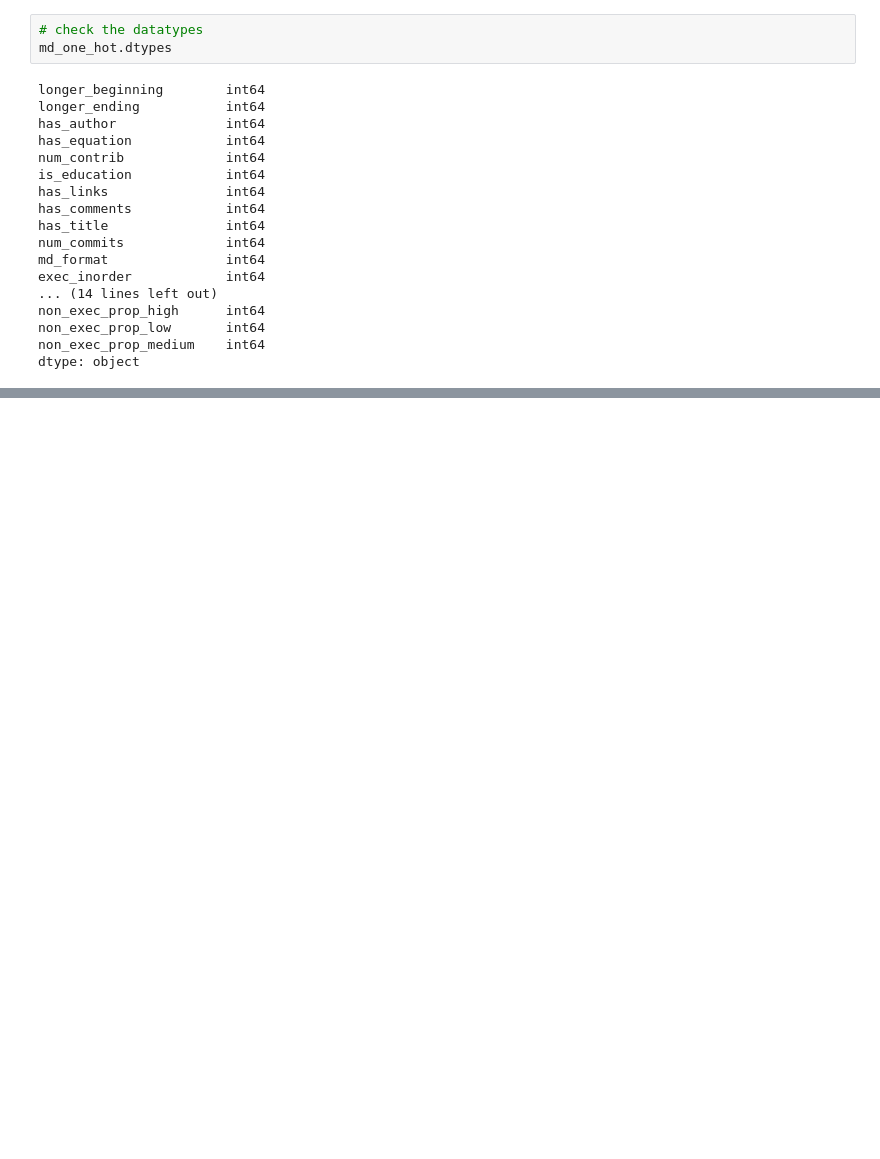
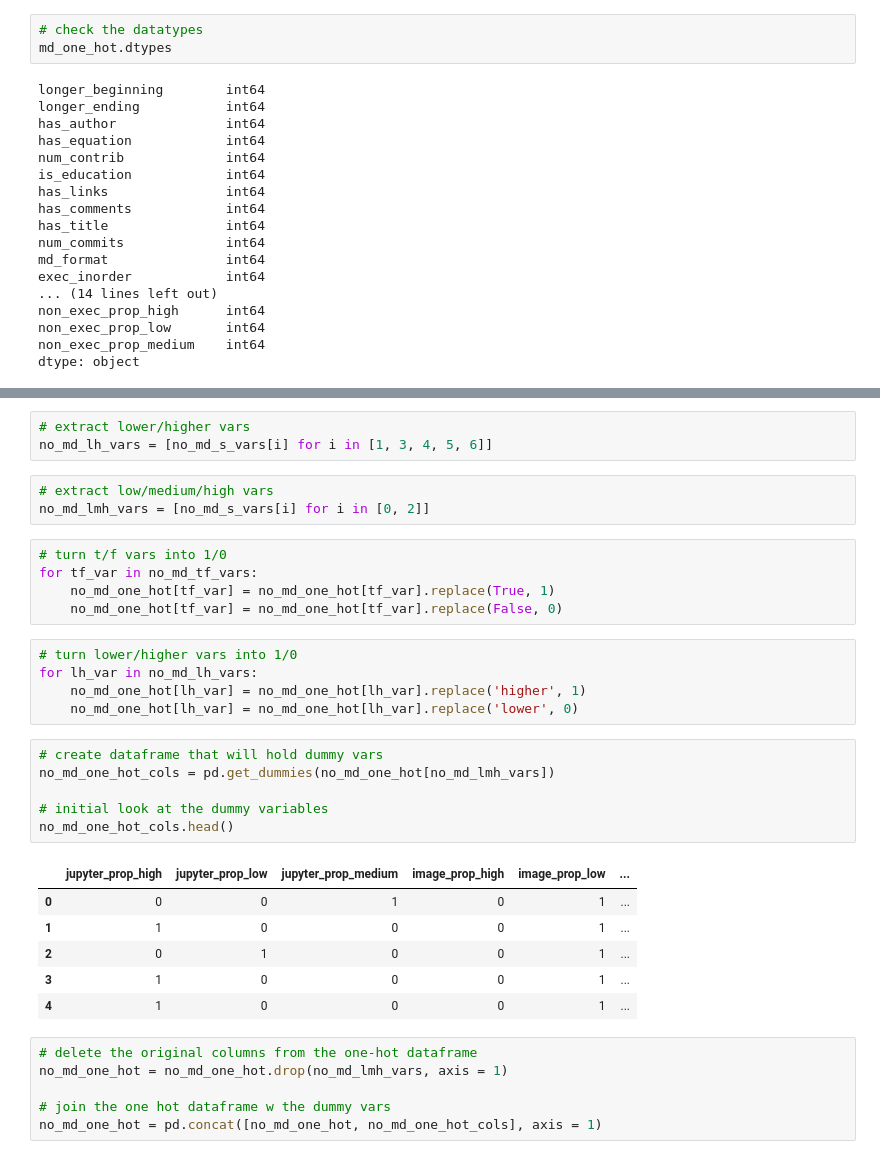
Before and after one commit to Isabel-Gan/quantifying-notebook-features, a Jupyter notebook: output/complete-runs/analysis/cat-factor-analysis.ipynb, the cells around one changed output, grey strips where cells are left out. Saved outputs shown, nothing was run; the diff lists cells and outputs as text; blank space fills up the shorter version.

```diff
--- a/output/complete-runs/analysis/cat-factor-analysis.ipynb
+++ b/output/complete-runs/analysis/cat-factor-analysis.ipynb
@@ -396,0 +460,35 @@ dtype: object
+# %%
+# extract lower/higher vars
+no_md_lh_vars = [no_md_s_vars[i] for i in [1, 3, 4, 5, 6]]
+# %%
+# extract low/medium/high vars
+no_md_lmh_vars = [no_md_s_vars[i] for i in [0, 2]]
+# %%
+# turn t/f vars into 1/0
+for tf_var in no_md_tf_vars:
+    no_md_one_hot[tf_var] = no_md_one_hot[tf_var].replace(True, 1)
+    no_md_one_hot[tf_var] = no_md_one_hot[tf_var].replace(False, 0)
+# %%
+# turn lower/higher vars into 1/0
+for lh_var in no_md_lh_vars:
+    no_md_one_hot[lh_var] = no_md_one_hot[lh_var].replace('higher', 1)
+    no_md_one_hot[lh_var] = no_md_one_hot[lh_var].replace('lower', 0)
+# %%
+# create dataframe that will hold dummy vars
+no_md_one_hot_cols = pd.get_dummies(no_md_one_hot[no_md_lmh_vars])
+
+# initial look at the dummy variables
+no_md_one_hot_cols.head()
+# %% [output]
+|  | jupyter_prop_high | jupyter_prop_low | jupyter_prop_medium | image_prop_high | image_prop_low | ... |
+| 0 | 0 | 0 | 1 | 0 | 1 | ... |
+| 1 | 1 | 0 | 0 | 0 | 1 | ... |
+| 2 | 0 | 1 | 0 | 0 | 1 | ... |
+| 3 | 1 | 0 | 0 | 0 | 1 | ... |
+| 4 | 1 | 0 | 0 | 0 | 1 | ... |
+# %%
+# delete the original columns from the one-hot dataframe
+no_md_one_hot = no_md_one_hot.drop(no_md_lmh_vars, axis = 1)
+
+# join the one hot dataframe w the dummy vars
+no_md_one_hot = pd.concat([no_md_one_hot, no_md_one_hot_cols], axis = 1)
```
Also changed, not shown: parts of 10 cells of this notebook.
